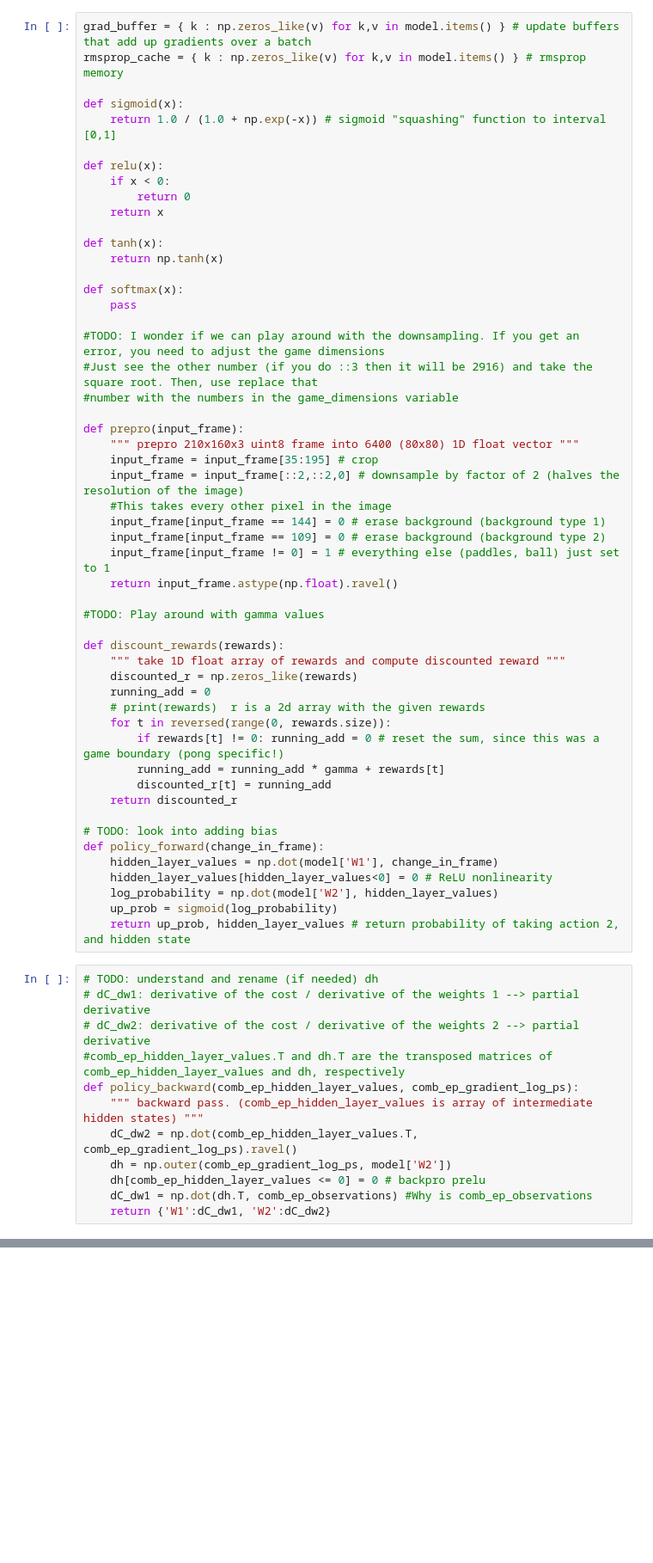
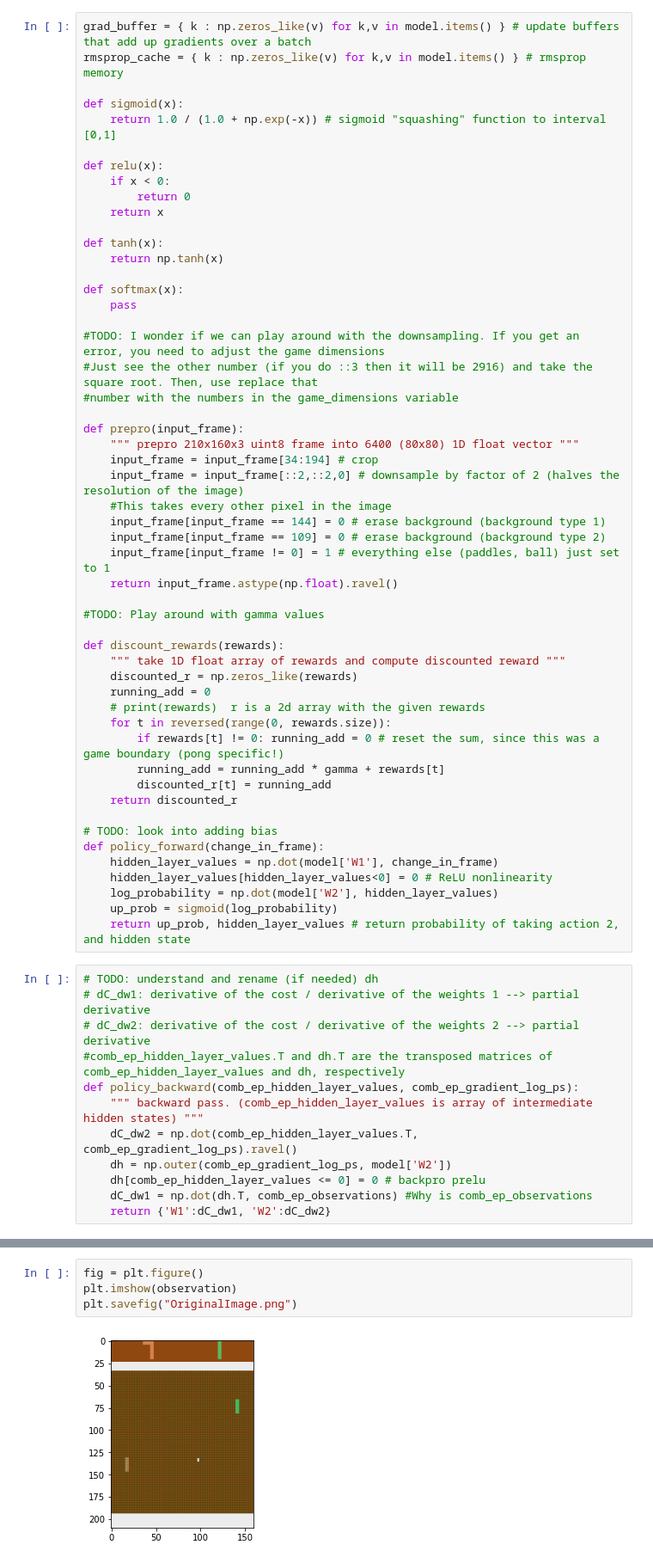
Before and after one commit to Shyamsaibethina/DLG-AI-2021, a Jupyter notebook: Karpathy Code.ipynb, the cells around one changed output, grey strips where cells are left out. Shown at 86% size. Saved outputs shown, nothing was run; the diff lists cells and outputs as text; blank space fills up the shorter version.

```diff
--- a/Karpathy Code.ipynb
+++ b/Karpathy Code.ipynb
@@ -58,7 +59,7 @@ def softmax(x):
 
 def prepro(input_frame):
     """ prepro 210x160x3 uint8 frame into 6400 (80x80) 1D float vector """
-    input_frame = input_frame[35:195] # crop
+    input_frame = input_frame[34:194] # crop
     input_frame = input_frame[::2,::2,0] # downsample by factor of 2 (halves the resolution of the image)
     #This takes every other pixel in the image
     input_frame[input_frame == 144] = 0 # erase background (background type 1)
@@ -207 +214,7 @@ ep 0: game finished, reward: -1.000000
 KeyboardInterrupt:
+# %%
+fig = plt.figure()
+plt.imshow(observation)
+plt.savefig("OriginalImage.png")
+# %% [output]
+[figure, added]
```
Also changed, not shown: parts of 3 cells of this notebook.
